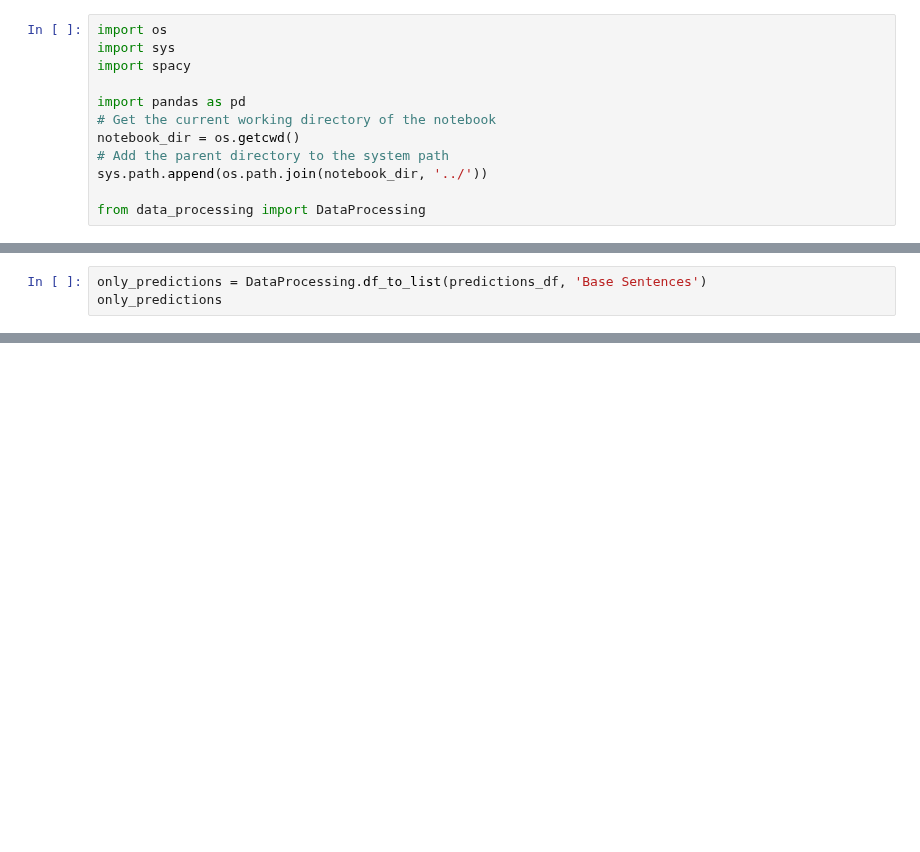
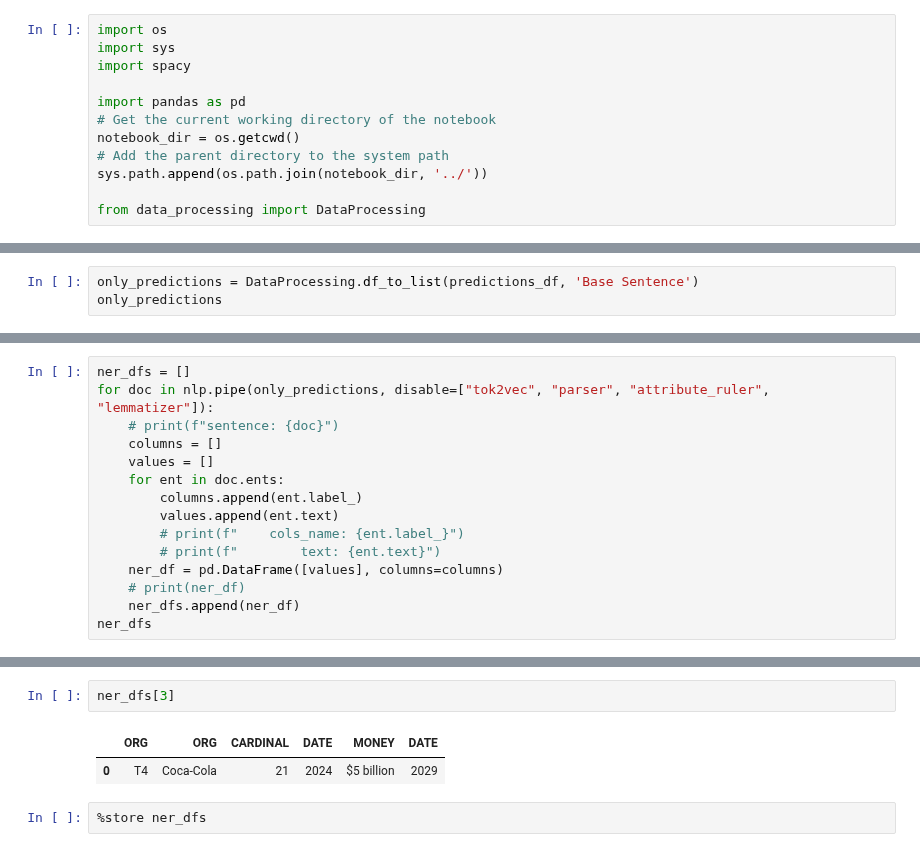
Before and after one commit to ufdatastudio/predictions, a Jupyter notebook: play/0-spacy_pipeline.ipynb, the cells around one changed output, grey strips where cells are left out. Drawn from its saved outputs; the diff is of its cells as text; blank space fills up the shorter version.

Commit message:
using spacy to extract NER tags to dataframe

```diff
--- a/play/0-spacy_pipeline.ipynb
+++ b/play/0-spacy_pipeline.ipynb
@@ -47,4 +48,4 @@ predictions_df
 # %%
-only_predictions = DataProcessing.df_to_list(predictions_df, 'Base Sentences')
+only_predictions = DataProcessing.df_to_list(predictions_df, 'Base Sentence')
 only_predictions
 # %% [output]
@@ -90,0 +69,15 @@ for doc in nlp.pipe(only_predictions, disable=["tok2vec", "parser", "attribute_r
+# %%
+ner_dfs = []
+for doc in nlp.pipe(only_predictions, disable=["tok2vec", "parser", "attribute_ruler", "lemmatizer"]):
+    # print(f"sentence: {doc}")
+    columns = []
+    values = []
+    for ent in doc.ents:
+        columns.append(ent.label_)
+        values.append(ent.text)
+        # print(f"    cols_name: {ent.label_}")
+        # print(f"        text: {ent.text}")
+    ner_df = pd.DataFrame([values], columns=columns)
+    # print(ner_df)
+    ner_dfs.append(ner_df)
+ner_dfs
@@ -90,0 +102,7 @@ for doc in nlp.pipe(only_predictions, disable=["tok2vec", "parser", "attribute_r
+# %%
+ner_dfs[3]
+# %% [output]
+|  | ORG | ORG | CARDINAL | DATE | MONEY | DATE |
+| 0 | T4 | Coca-Cola | 21 | 2024 | $5 billion | 2029 |
+# %%
+%store ner_dfs
```
Also changed, not shown: parts of 5 cells of this notebook.
